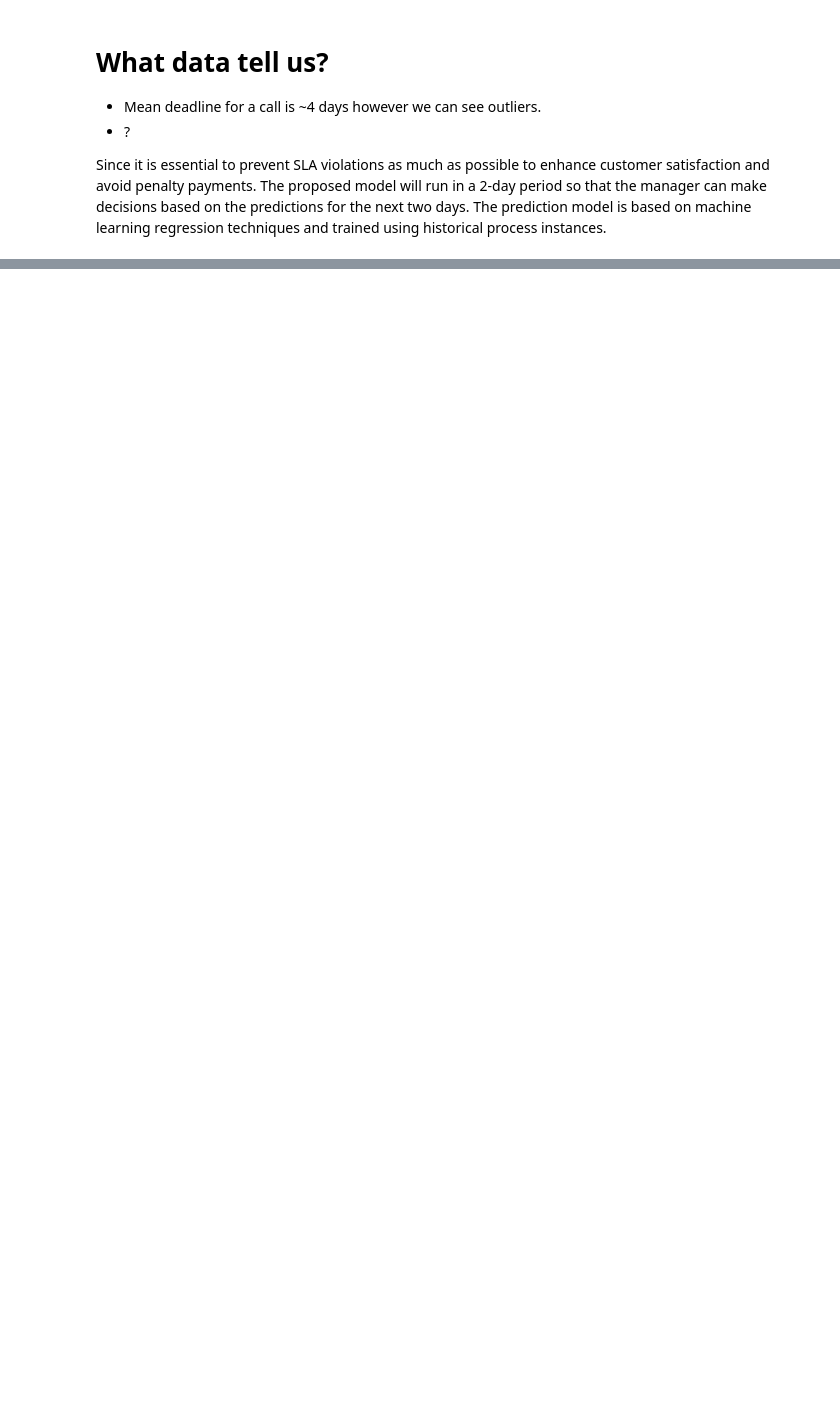
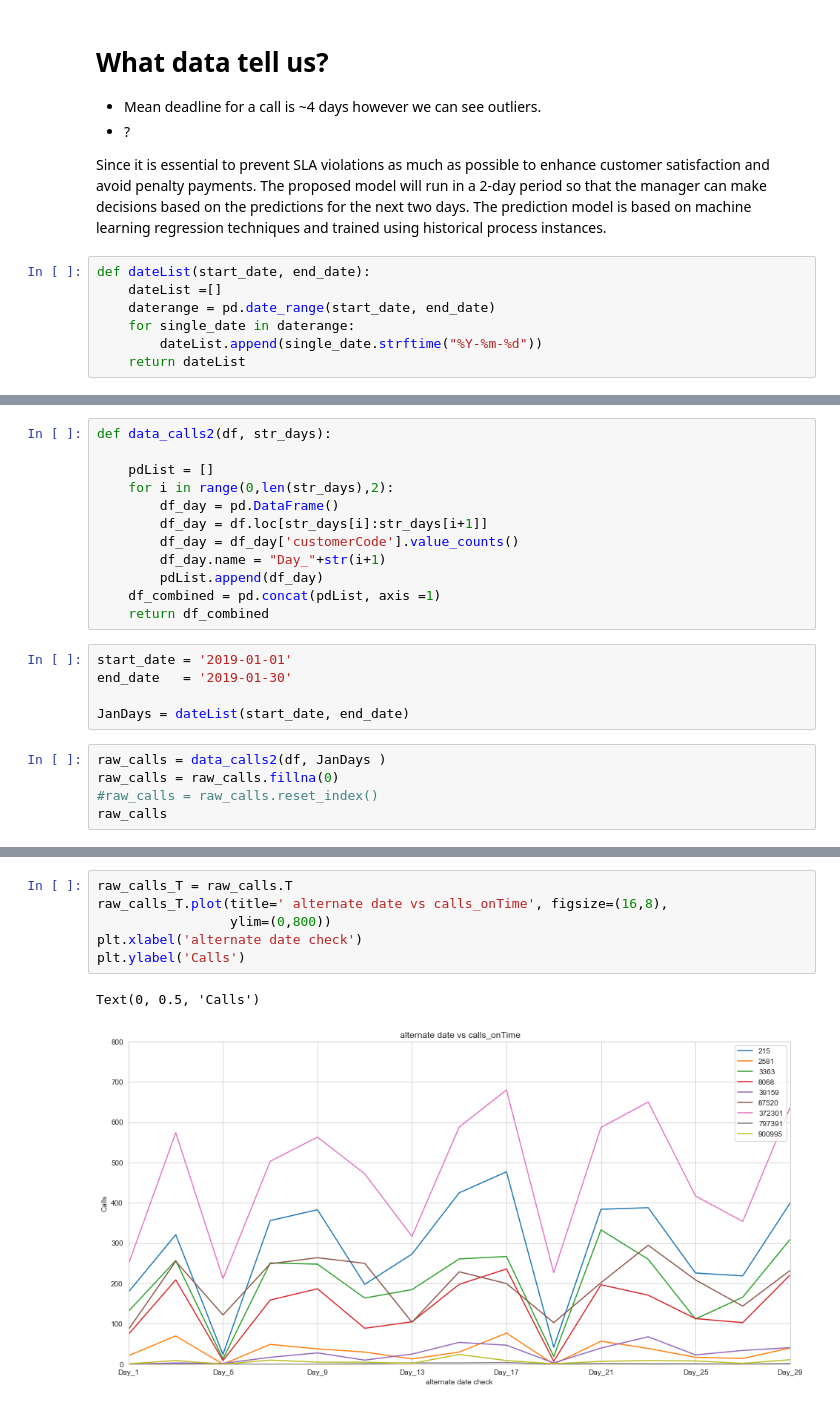
Before and after one commit to rticseto/DataScientistTest, a Jupyter notebook: SLA-Analysis.ipynb, the cells around one changed output, grey strips where cells are left out. Saved outputs shown, nothing was run; the diff lists cells and outputs as text; blank space fills up the shorter version.

```diff
--- a/SLA-Analysis.ipynb
+++ b/SLA-Analysis.ipynb
@@ -95,3 +111,10 @@ df_deadline["deadline"].plot()
 
 
 Since it is essential to prevent SLA violations as much as possible to enhance customer satisfaction and avoid penalty payments. The proposed model will run in a 2-day period so that the manager can make decisions based on the predictions for the next two days. The prediction model is based on machine learning regression techniques and trained using historical process instances.
+# %%
+def dateList(start_date, end_date):
+    dateList =[]
+    daterange = pd.date_range(start_date, end_date)
+    for single_date in daterange:
+        dateList.append(single_date.strftime("%Y-%m-%d"))
+    return dateList
@@ -97,0 +135,22 @@ Since it is essential to prevent SLA violations as much as possible to enhance c
+# %%
+def data_calls2(df, str_days):
+
+    pdList = []
+    for i in range(0,len(str_days),2):
+        df_day = pd.DataFrame()
+        df_day = df.loc[str_days[i]:str_days[i+1]]
+        df_day = df_day['customerCode'].value_counts()
+        df_day.name = "Day_"+str(i+1)
+        pdList.append(df_day)
+    df_combined = pd.concat(pdList, axis =1)
+    return df_combined
+# %%
+start_date = '2019-01-01'
+end_date   = '2019-01-30'
+
+JanDays = dateList(start_date, end_date)
+# %%
+raw_calls = data_calls2(df, JanDays )
+raw_calls = raw_calls.fillna(0)
+#raw_calls = raw_calls.reset_index()
+raw_calls
@@ -97,0 +168,9 @@ Since it is essential to prevent SLA violations as much as possible to enhance c
+# %%
+raw_calls_T = raw_calls.T
+raw_calls_T.plot(title=' alternate date vs calls_onTime', figsize=(16,8),
+                 ylim=(0,800))
+plt.xlabel('alternate date check')
+plt.ylabel('Calls')
+# %% [output]
+Text(0, 0.5, 'Calls')
+[figure, added]
```
Also changed, not shown: parts of 21 cells of this notebook.
